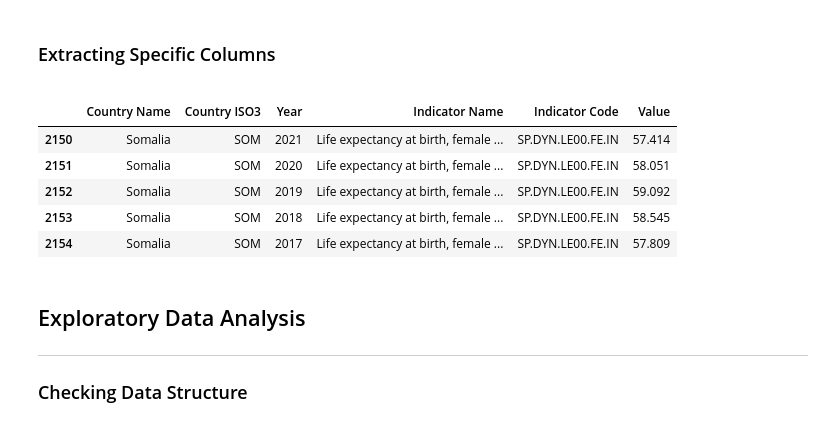
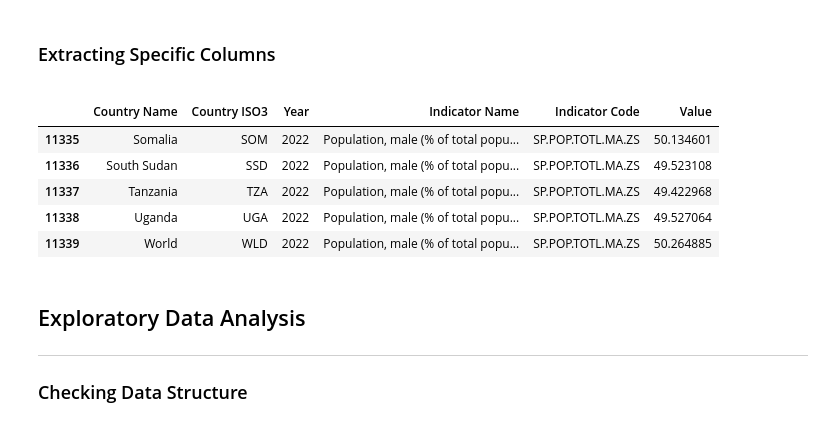
Before and after one commit to NajibAbdullahi/Demographics, a Jupyter notebook: PopulationStats.ipynb, the cells around one changed output. Cells and saved outputs as stored; diff of their text form; code cells hidden in the pictures.

```diff
--- a/PopulationStats.ipynb
+++ b/PopulationStats.ipynb
@@ -29,4 +29,4 @@ driver.get(path)
 <a id="downloading"><h3>Downloading Country Specific Data</h3></a>
 # %%
 countries=['Somalia','Kenya','Ethiopia','Sudan', 'South Sudan','Eritrea','Djibouti','Rwanda','Uganda',
-           'Burundi','Tanzania']
+           'Burundi','Tanzania','World']
@@ -39,0 +124,17 @@ for country in countries:
+# %%
+import os
+final_df = pd.DataFrame(columns=['Country Name', 'Country ISO3', 'Year', 'Indicator Name', 'Indicator Code', 'Value'])
+files=list(os.listdir('./Data/'))
+for file,indicator in zip(files,indicators):
+    file=f'./Data/{file}'
+    temp_df=pd.read_excel(file,sheet_name='Data',skiprows=3)
+    temp_df=temp_df.melt(id_vars=['Country Name', 'Country Code', 'Indicator Name', 'Indicator Code'],
+                 var_name='Year',
+                 value_name='Value')
+    temp_df['Country ISO3'] = temp_df['Country Code'].str[-3:]
+    temp_df = temp_df[['Country Name', 'Country ISO3', 'Year', 'Indicator Name', 'Indicator Code', 'Value']]
+    temp_df=temp_df.loc[temp_df['Country Name'].isin(countries)]
+    final_df=pd.concat([final_df,temp_df],ignore_index=True)
+    # print(temp_df)
+    # final_df = final_df.append(temp_df, ignore_index=True)
+print(final_df)
@@ -114,13 +161,13 @@ indicators=['Sex ratio at birth (male births per female births)',
 # %%
 final_df.to_csv('east_africa_pops_data.csv', index=False, header=True)
-final_df.head(5)
+final_df.tail(5)
 # %% [output]
 |  | Country Name | Country ISO3 | Year | Indicator Name | Indicator Code | Value |
-| 2150 | Somalia | SOM | 2021 | Life expectancy at birth, female ... | SP.DYN.LE00.FE.IN | 57.414 |
-| 2151 | Somalia | SOM | 2020 | Life expectancy at birth, female ... | SP.DYN.LE00.FE.IN | 58.051 |
-| 2152 | Somalia | SOM | 2019 | Life expectancy at birth, female ... | SP.DYN.LE00.FE.IN | 59.092 |
-| 2153 | Somalia | SOM | 2018 | Life expectancy at birth, female ... | SP.DYN.LE00.FE.IN | 58.545 |
-| 2154 | Somalia | SOM | 2017 | Life expectancy at birth, female ... | SP.DYN.LE00.FE.IN | 57.809 |
+| 11335 | Somalia | SOM | 2022 | Population, male (% of total popu... | SP.POP.TOTL.MA.ZS | 50.134601 |
+| 11336 | South Sudan | SSD | 2022 | Population, male (% of total popu... | SP.POP.TOTL.MA.ZS | 49.523108 |
+| 11337 | Tanzania | TZA | 2022 | Population, male (% of total popu... | SP.POP.TOTL.MA.ZS | 49.422968 |
+| 11338 | Uganda | UGA | 2022 | Population, male (% of total popu... | SP.POP.TOTL.MA.ZS | 49.527064 |
+| 11339 | World | WLD | 2022 | Population, male (% of total popu... | SP.POP.TOTL.MA.ZS | 50.264885 |
 # %% [markdown]
 <a id="EDA"><h2>Exploratory Data Analysis</h2></a>
 ***
```
Also changed, not shown: parts of 18 cells of this notebook, 28 other files.
